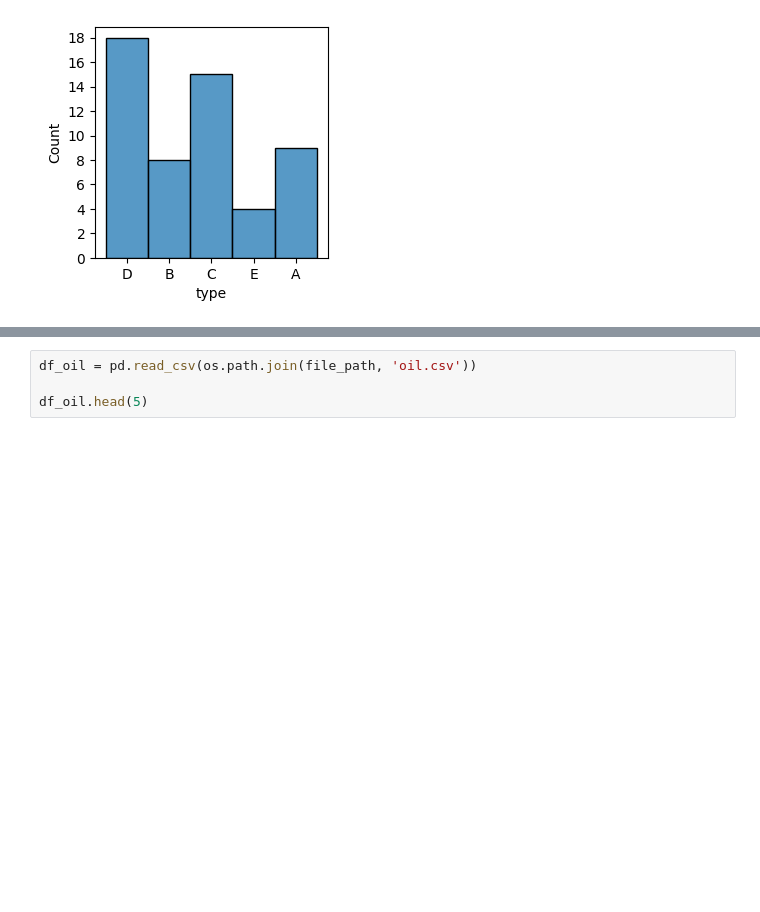
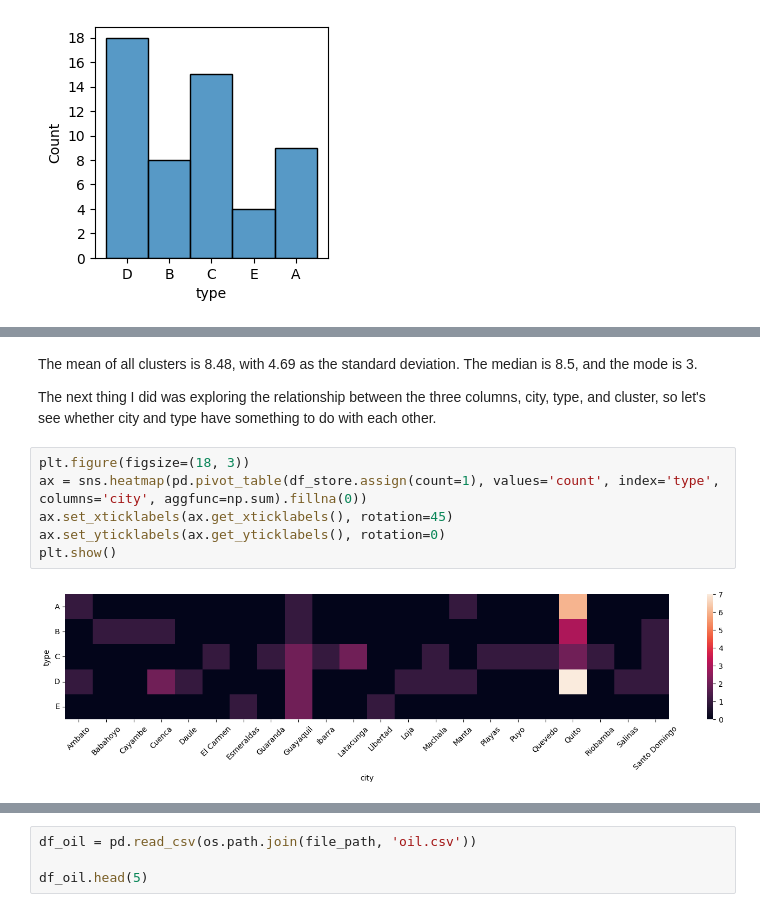
Before and after one commit to Komsan-Kongwongsupak/store-sales, a Jupyter notebook: store-sales.ipynb, the cells around one changed output, grey strips where cells are left out. Saved outputs shown, nothing was run; the diff lists cells and outputs as text; blank space fills up the shorter version.

```diff
--- a/store-sales.ipynb
+++ b/store-sales.ipynb
@@ -107,0 +121,11 @@ sns.histplot(data=df_store.sort_values('cluster'), x='cluster')
+# %% [markdown]
+<p>The mean of all clusters is 8.48, with 4.69 as the standard deviation. The median is 8.5, and the mode is 3.</p>
+<p>The next thing I did was exploring the relationship between the three columns, city, type, and cluster, so let's see whether city and type have something to do with each other.</p>
+# %%
+plt.figure(figsize=(18, 3))
+ax = sns.heatmap(pd.pivot_table(df_store.assign(count=1), values='count', index='type', columns='city', aggfunc=np.sum).fillna(0))
+ax.set_xticklabels(ax.get_xticklabels(), rotation=45)
+ax.set_yticklabels(ax.get_yticklabels(), rotation=0)
+plt.show()
+# %% [output]
+[figure, added]
```
Also changed, not shown: parts of 6 cells of this notebook.
